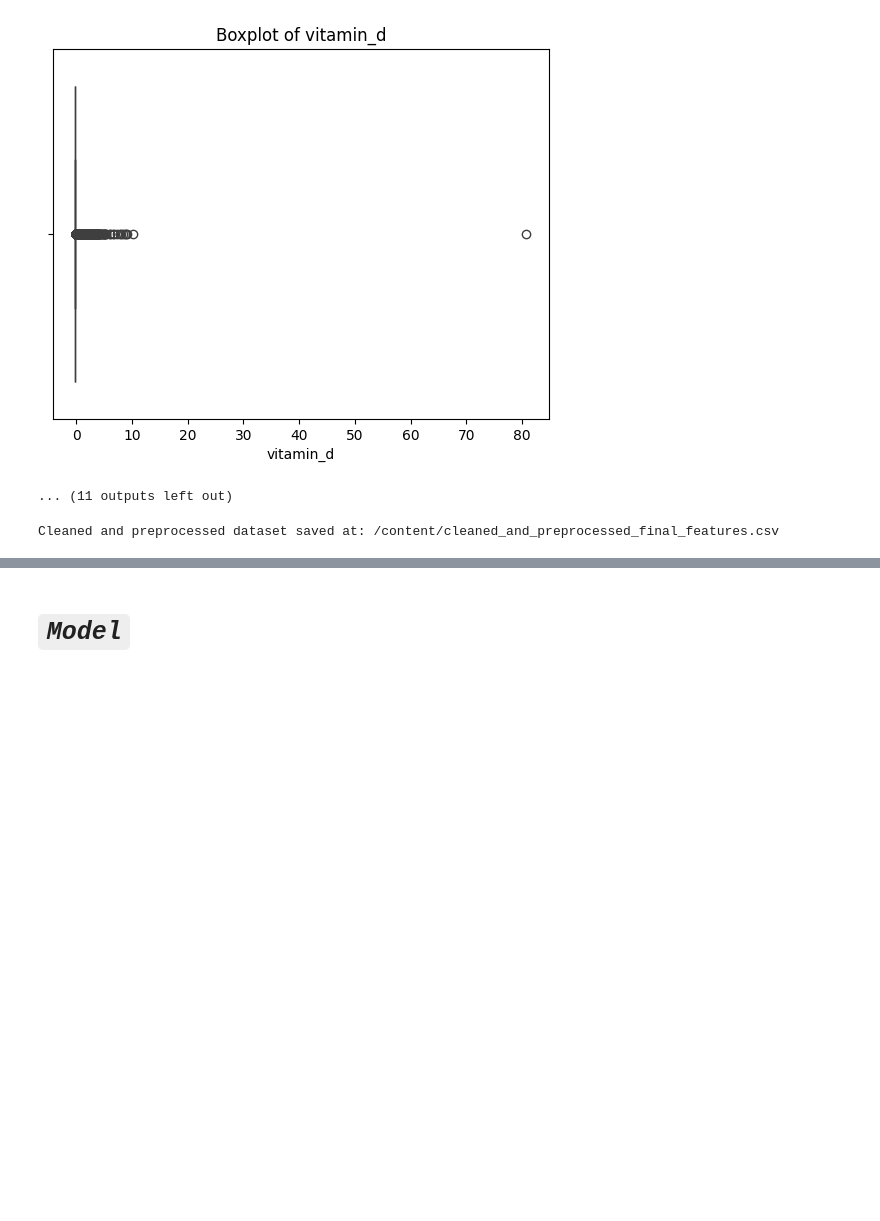
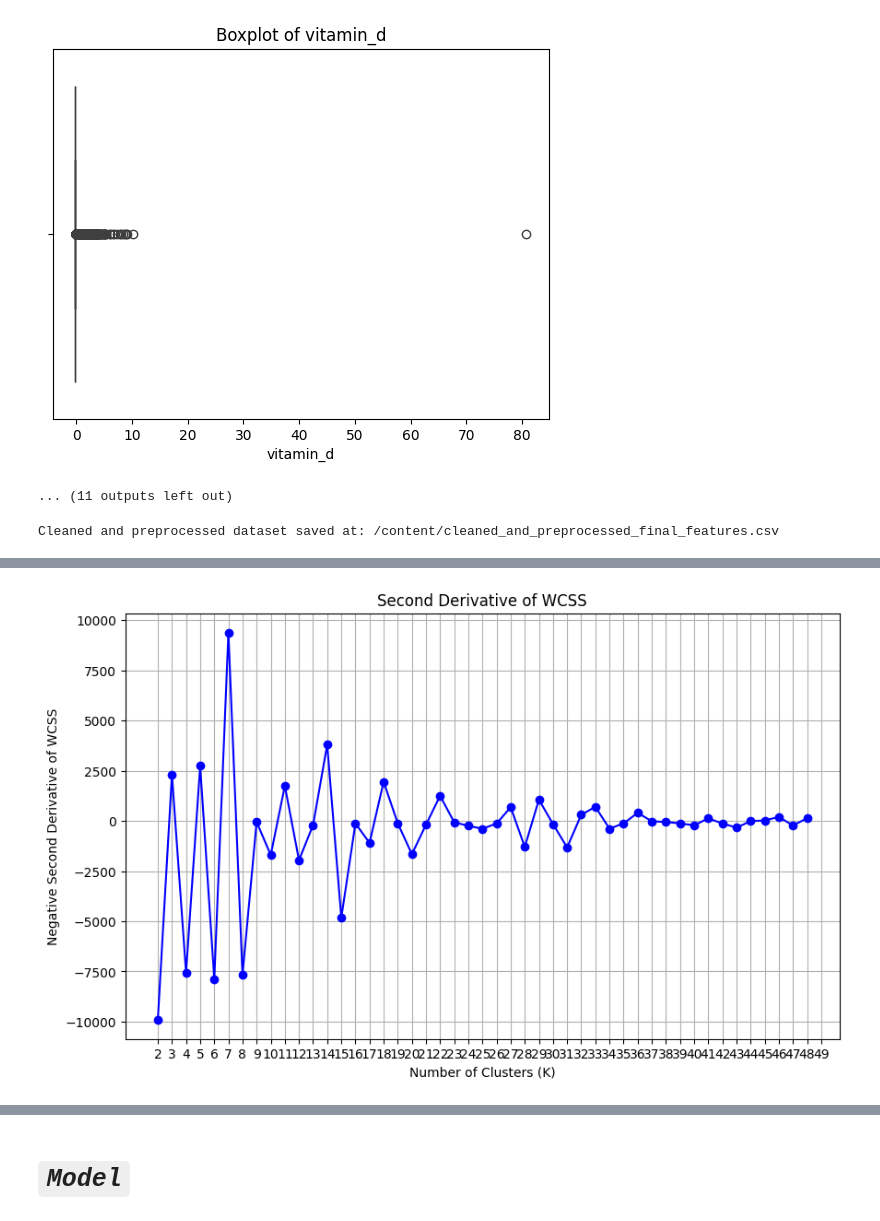
Before and after one commit to pandistic-zain/Fitnesstan--FYP, a Jupyter notebook: fitnesstan-model/Zain/Ensamble_Technique_FYP_Dataset_Nutrition_(updated_cleaned).ipynb, the cells around one changed output, grey strips where cells are left out. Saved outputs shown, nothing was run; the diff lists cells and outputs as text; code cells hidden in the pictures; blank space fills up the shorter version.

```diff
--- a/fitnesstan-model/Zain/Ensamble_Technique_FYP_Dataset_Nutrition_(updated_cleaned).ipynb
+++ b/fitnesstan-model/Zain/Ensamble_Technique_FYP_Dataset_Nutrition_(updated_cleaned).ipynb
@@ -293,0 +319,16 @@ Cleaned and preprocessed dataset saved at: /content/cleaned_and_preprocessed_fin
+# %%
+import numpy as np
+
+wcss_diff = np.diff(wcss)
+wcss_diff2 = np.diff(wcss_diff)
+
+plt.figure(figsize=(10, 6))
+plt.plot(range(2, len(wcss)), -wcss_diff2, 'bo-')
+plt.title('Second Derivative of WCSS')
+plt.xlabel('Number of Clusters (K)')
+plt.ylabel('Negative Second Derivative of WCSS')
+plt.xticks(range(2, 50))
+plt.grid(True)
+plt.show()
+# %% [output]
+[figure, added]
```
Also changed, not shown: parts of 14 cells of this notebook, 1 other file.
